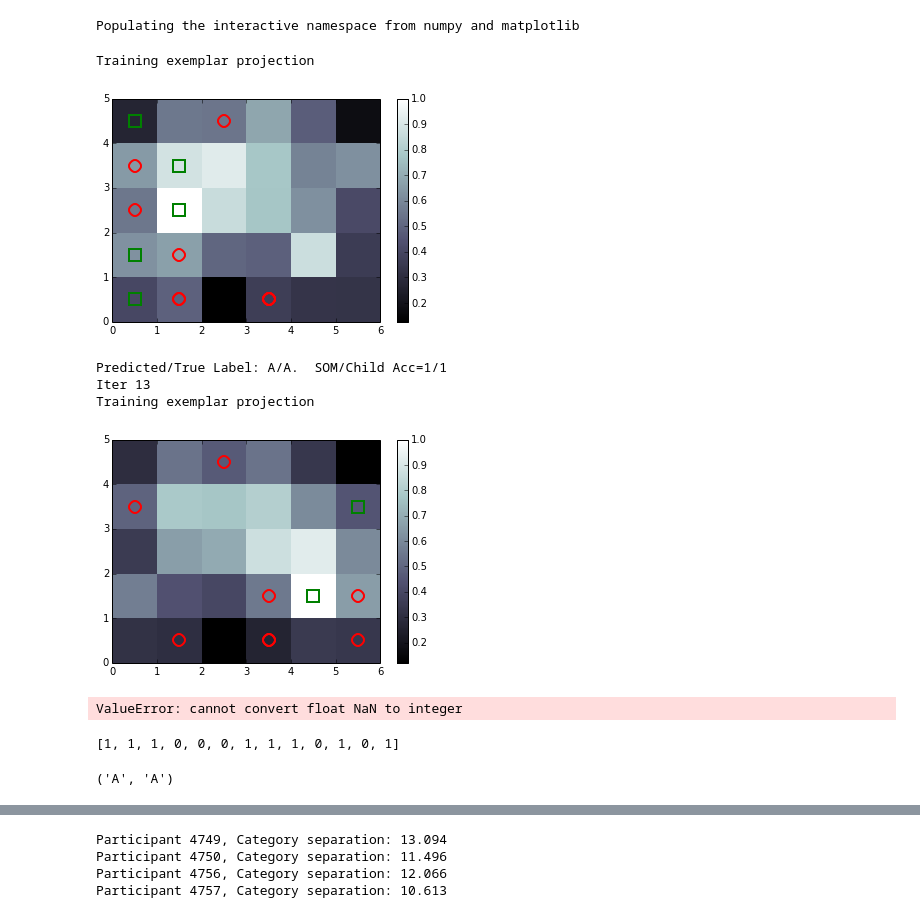
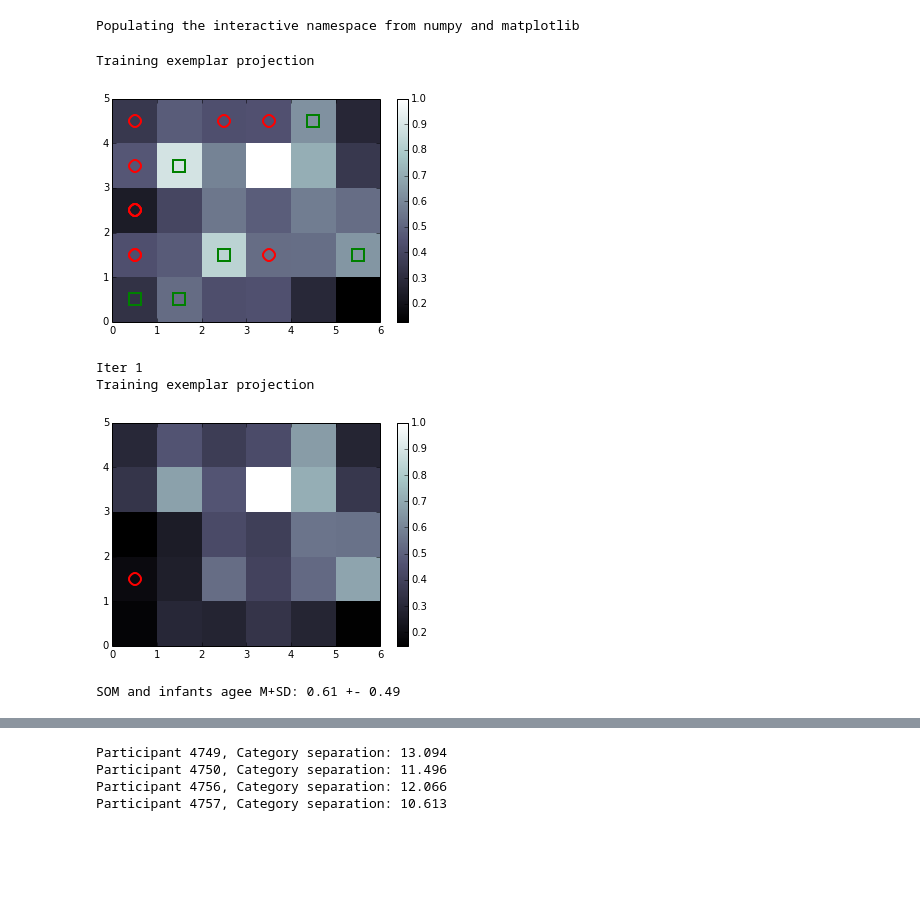
Before and after one commit to sriveravi/som, a Jupyter notebook: runSOM2.ipynb, the cells around one changed output, grey strips where cells are left out. Drawn from its saved outputs; the diff is of its cells as text; code cells hidden in the pictures; blank space fills up the shorter version.

Commit message:
prediction is not working properly.  No matter what learning parameters, same error pattern

```diff
--- a/runSOM2.ipynb
+++ b/runSOM2.ipynb
@@ -192,48 +231,42 @@ class SOM:
 #     return ( data[:7,:], data[7:,:] )
 # %%
 # init som
-mod = SOM( '4750.csv', learning_rate=0.3 )
+mod = SOM( '4750.csv', learning_rate=0.5 )
 mod.show()
-
-somAccList = []
-childAccList = []
 
 # print mod.ideal[6:8,:]
 # print mod.idealTarget[6:8]
 # print mod.target
 # %% [output]
 Training exemplar projection
-[figure, old version]
+[figure, new version]
 # %%
 
-# train incrementally
-# somAcc = np.zeros(len(mod.data), dtype=str)*np.nan
-# childAcc = np.zeros(len(mod.data), dtype=str)*np.nan
-
-
-
+# train incrementally example
 
 
 somAcc, childAcc = mod.predOne()
-somAccList.append(somAcc)
-childAccList.append(childAcc)
+
 mod.trainOne()  #  don't use mod.trainOneGliozzi()
-print( 'Iter %d'% mod.som.dataIdx )
-mod.show(mod.som.dataIdx)
+print( 'Iter %d'% mod.dataIdx )
+mod.show(mod.dataIdx)
 # mod.showIdeal()  # ideal exemplars on trained map
-
-
-# deal with missing values
-print somAccList, '\n', [ int(x) for x in childAccList]
 # %% [output]
-Predicted/True Label: A/A.  SOM/Child Acc=1/1
-Iter 13
+Iter 1
 Training exemplar projection
-[figure, old version]
+[figure, new version]
-ValueError: cannot convert float NaN to integer
-[1, 1, 1, 0, 0, 0, 1, 1, 1, 0, 1, 0, 1]
-# %%
-# train incrementally and store predictions
-pred, true
-# %% [output]
-('A', 'A')
+# %%
+# train incrementally and store predictions (just testing)
+
+# def allFilesPred(  ):
+fileDir = '../../KARS_reinf/Python/FeatSeenBySub/'
+files = glob( fileDir + '*.csv') #fileDir+'4760.csv'
+agVec = np.array([])
+for idx,f in enumerate(files):
+    mod = SOM( f, learning_rate=0.3 ) #'4750.csv'
+    agree =  mod.predAll( verbose=False)
+    # compile how many times SOM and infant agree
+    agVec = np.append( agVec, agree)
+print( 'SOM and infants agee M+SD: %.2f +- %.2f '% (nanmean( agVec), nanstd(agVec))  )
+# %% [output]
+SOM and infants agee M+SD: 0.61 +- 0.49
```
Also changed, not shown: parts of 7 cells of this notebook.
